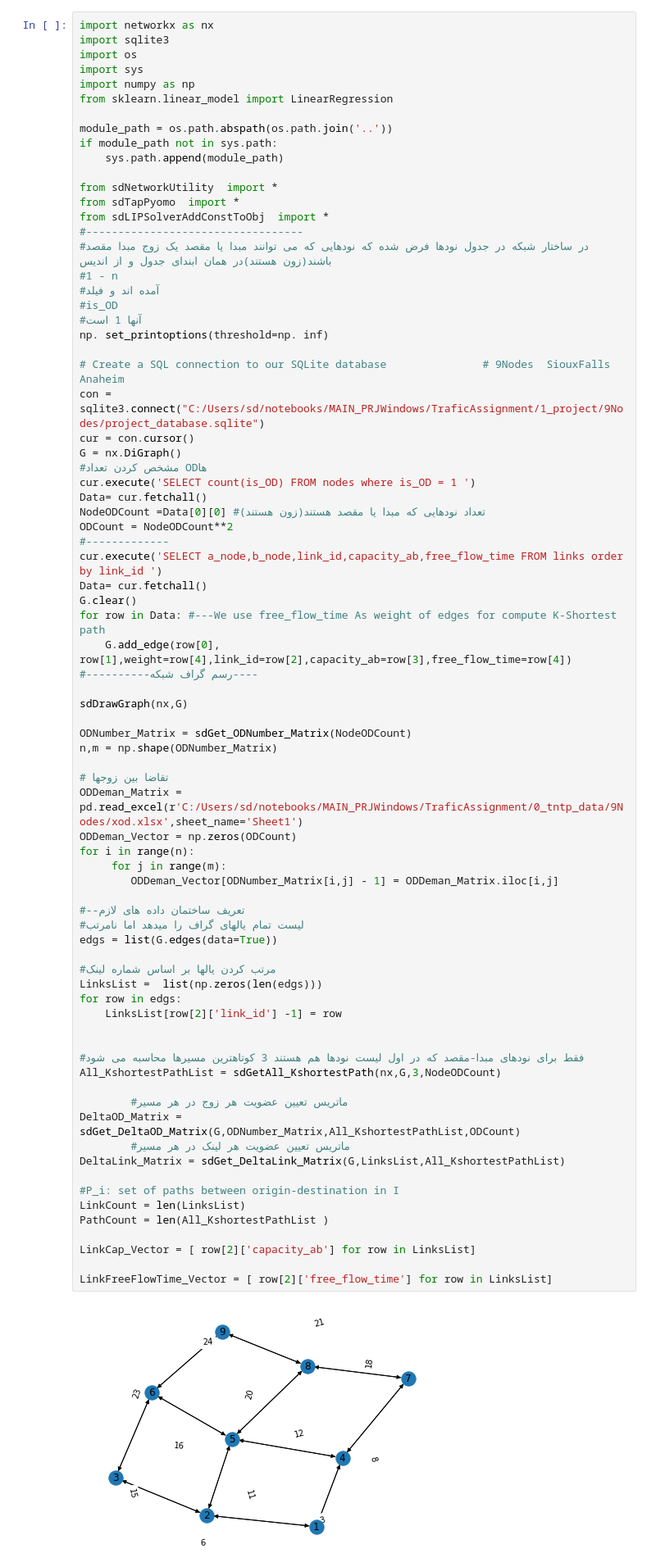
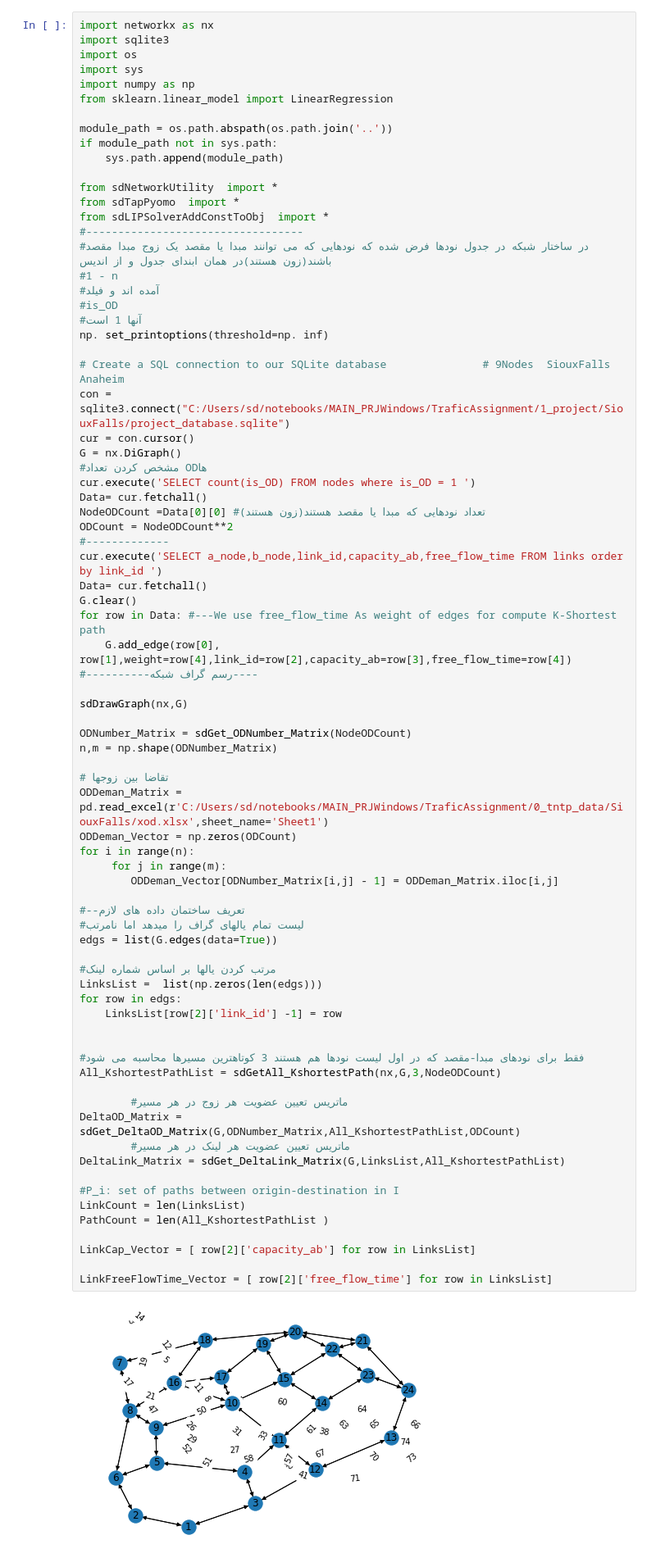
Before and after one commit to mahmoodsadra/Payannameh, a Jupyter notebook: AddConstToObj/EnumerationAddConstToObj.ipynb, the cells around one changed output. Shown: that part at 82% size. Drawn from its saved outputs; the diff is of its cells as text.

```diff
--- a/AddConstToObj/EnumerationAddConstToObj.ipynb
+++ b/AddConstToObj/EnumerationAddConstToObj.ipynb
@@ -47,7 +47,7 @@ from sdLIPSolverAddConstToObj  import *
 np. set_printoptions(threshold=np. inf)
 
 # Create a SQL connection to our SQLite database               # 9Nodes  SiouxFalls Anaheim
-con = sqlite3.connect("C:/Users/sd/notebooks/MAIN_PRJWindows/TraficAssignment/1_project/9Nodes/project_database.sqlite")
+con = sqlite3.connect("C:/Users/sd/notebooks/MAIN_PRJWindows/TraficAssignment/1_project/SiouxFalls/project_database.sqlite")
 cur = con.cursor()
 G = nx.DiGraph()
 #مشخص کردن تعداد ODها
@@ -69,39 +69,39 @@ ODNumber_Matrix = sdGet_ODNumber_Matrix(NodeODCount)
 n,m = np.shape(ODNumber_Matrix)
 
 # تقاضا بین زوجها
-ODDeman_Matrix = pd.read_excel(r'C:/Users/sd/notebooks/MAIN_PRJWindows/TraficAssignment/0_tntp_data/9Nodes/xod.xlsx',sheet_name='Sheet1')
+ODDeman_Matrix = pd.read_excel(r'C:/Users/sd/notebooks/MAIN_PRJWindows/TraficAssignment/0_tntp_data/SiouxFalls/xod.xlsx',sheet_name='Sheet1')
 ODDeman_Vector = np.zeros(ODCount)
 for i in range(n):
      for j in range(m):
         ODDeman_Vector[ODNumber_Matrix[i,j] - 1] = ODDeman_Matrix.iloc[i,j]
 
 #--تعریف ساختمان داده های لازم
 #لیست تمام یالهای گراف را میدهد اما نامرتب
 edgs = list(G.edges(data=True))
 
 #مرتب کردن یالها بر اساس شماره لینک
 LinksList =  list(np.zeros(len(edgs)))
 for row in edgs:
     LinksList[row[2]['link_id'] -1] = row
 
 
 #فقط برای نودهای مبدا-مقصد که در اول لیست نودها هم هستند 3 کوتاهترین مسیرها محاسبه می شود
 All_KshortestPathList = sdGetAll_KshortestPath(nx,G,3,NodeODCount)
 
         #ماتریس تعیین عضویت هر زوج در هر مسیر
 DeltaOD_Matrix = sdGet_DeltaOD_Matrix(G,ODNumber_Matrix,All_KshortestPathList,ODCount)
         #ماتریس تعیین عضویت هر لینک در هر مسیر
 DeltaLink_Matrix = sdGet_DeltaLink_Matrix(G,LinksList,All_KshortestPathList)
 
 #P_i: set of paths between origin-destination in I
 LinkCount = len(LinksList)
 PathCount = len(All_KshortestPathList )
 
 LinkCap_Vector = [ row[2]['capacity_ab'] for row in LinksList]
 
 LinkFreeFlowTime_Vector = [ row[2]['free_flow_time'] for row in LinksList]
 # %% [output]
-[figure, old version]
+[figure, new version]
 # %% [markdown]
 ![%D9%85%D8%B3%D8%A7%D9%84%D9%87%20%D8%AF%D9%88%D8%B3%D8%B7%D8%AD%DB%8C.png](attachment:%D9%85%D8%B3%D8%A7%D9%84%D9%87%20%D8%AF%D9%88%D8%B3%D8%B7%D8%AD%DB%8C.png)
 # %%
```
Also changed, not shown: parts of 4 cells of this notebook, 2 other files.
